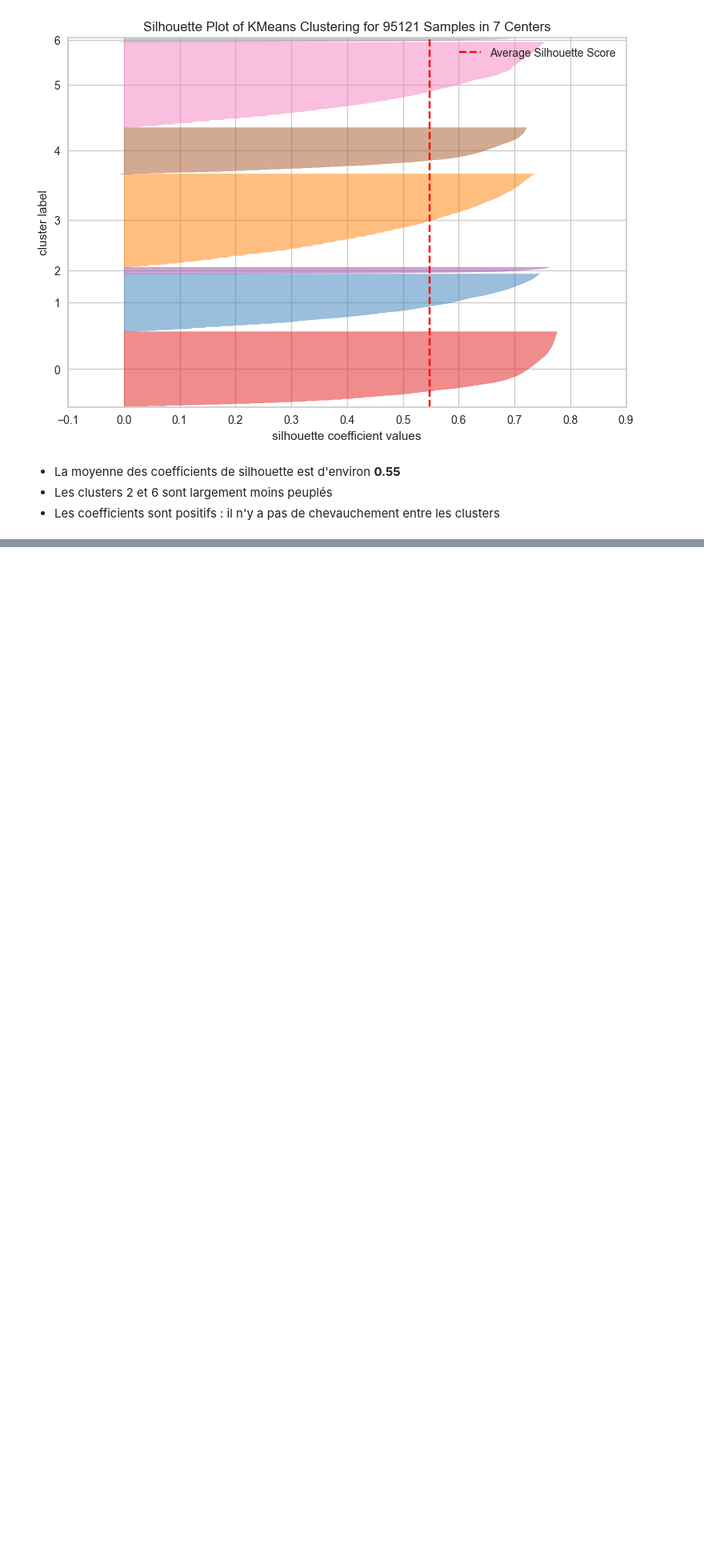
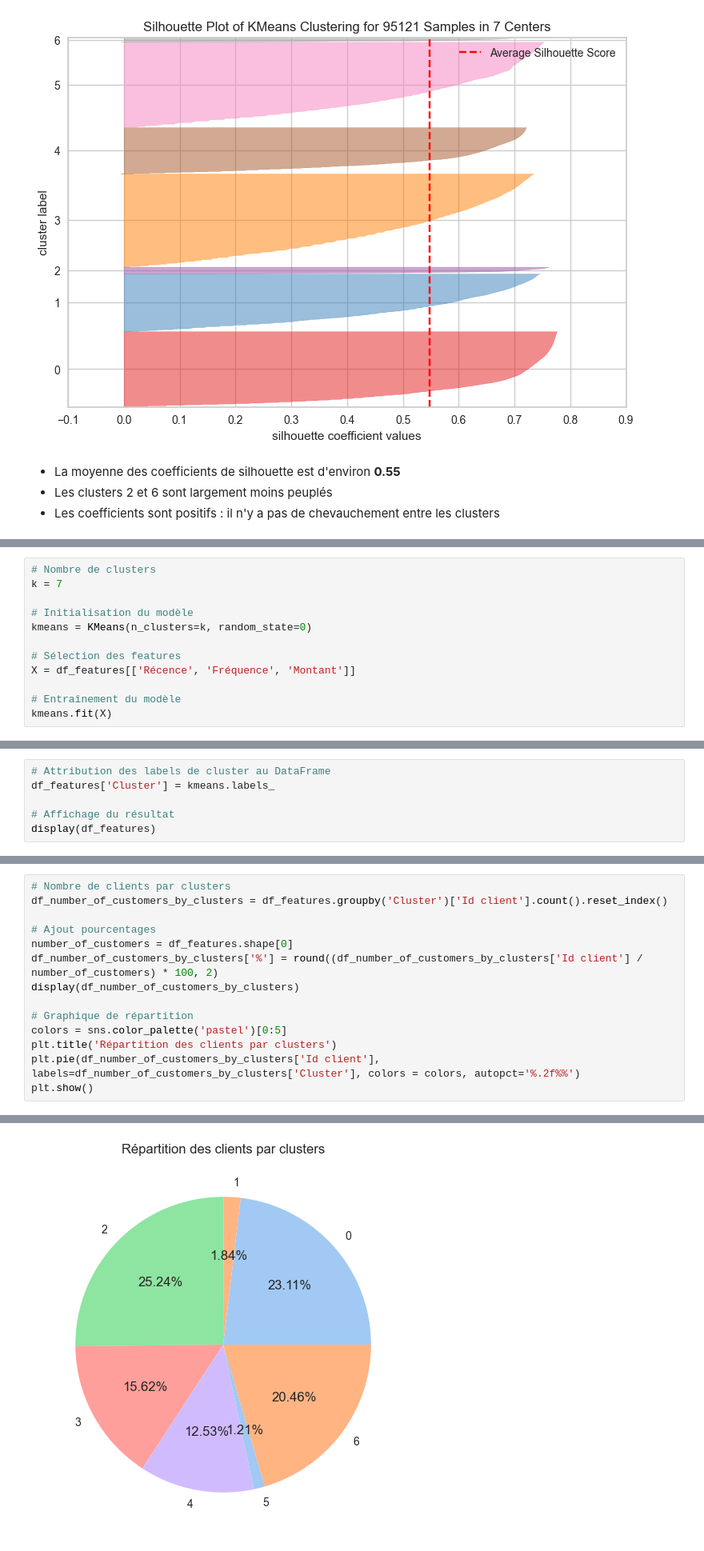
Before and after one commit to Christophe-Aballea/OC_projet5_Segmentez_des_clients_d_un_site_ecommerce, a Jupyter notebook: P05_Notebook3_Tests_modeles_clustering.ipynb, the cells around one changed output, grey strips where cells are left out. Shown at 80% size. Drawn from its saved outputs; the diff is of its cells as text; blank space fills up the shorter version.

Commit message:
Analyses des clusters, conclusion du test

```diff
--- a/P05_Notebook3_Tests_modeles_clustering.ipynb
+++ b/P05_Notebook3_Tests_modeles_clustering.ipynb
@@ -337,0 +342,12 @@ visualizer.finalize()
+# %%
+# Nombre de clusters
+k = 7
+
+# Initialisation du modèle
+kmeans = KMeans(n_clusters=k, random_state=0)
+
+# Sélection des features
+X = df_features[['Récence', 'Fréquence', 'Montant']]
+
+# Entraînement du modèle
+kmeans.fit(X)
@@ -337,0 +358,6 @@ visualizer.finalize()
+# %%
+# Attribution des labels de cluster au DataFrame
+df_features['Cluster'] = kmeans.labels_
+
+# Affichage du résultat
+display(df_features)
@@ -337,0 +382,15 @@ visualizer.finalize()
+# %%
+# Nombre de clients par clusters
+df_number_of_customers_by_clusters = df_features.groupby('Cluster')['Id client'].count().reset_index()
+
+# Ajout pourcentages
+number_of_customers = df_features.shape[0]
+df_number_of_customers_by_clusters['%'] = round((df_number_of_customers_by_clusters['Id client'] / number_of_customers) * 100, 2)
+display(df_number_of_customers_by_clusters)
+
+# Graphique de répartition
+colors = sns.color_palette('pastel')[0:5]
+plt.title('Répartition des clients par clusters')
+plt.pie(df_number_of_customers_by_clusters['Id client'], labels=df_number_of_customers_by_clusters['Cluster'], colors = colors, autopct='%.2f%%')
+plt.show()
+# %% [output]
@@ -337,0 +405 @@ visualizer.finalize()
+[figure, added]
```
Also changed, not shown: parts of 20 cells of this notebook, 1 other file.
